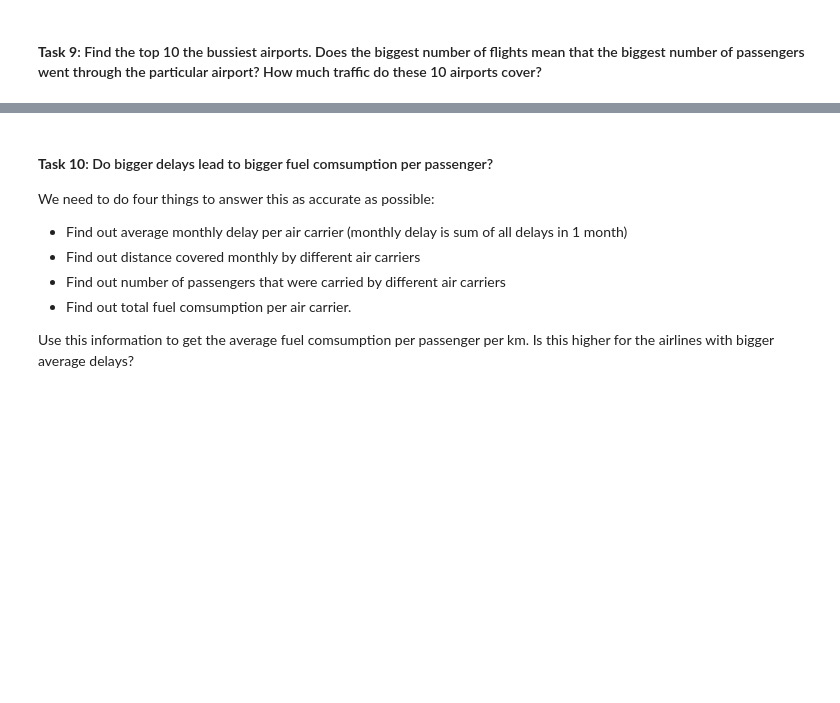
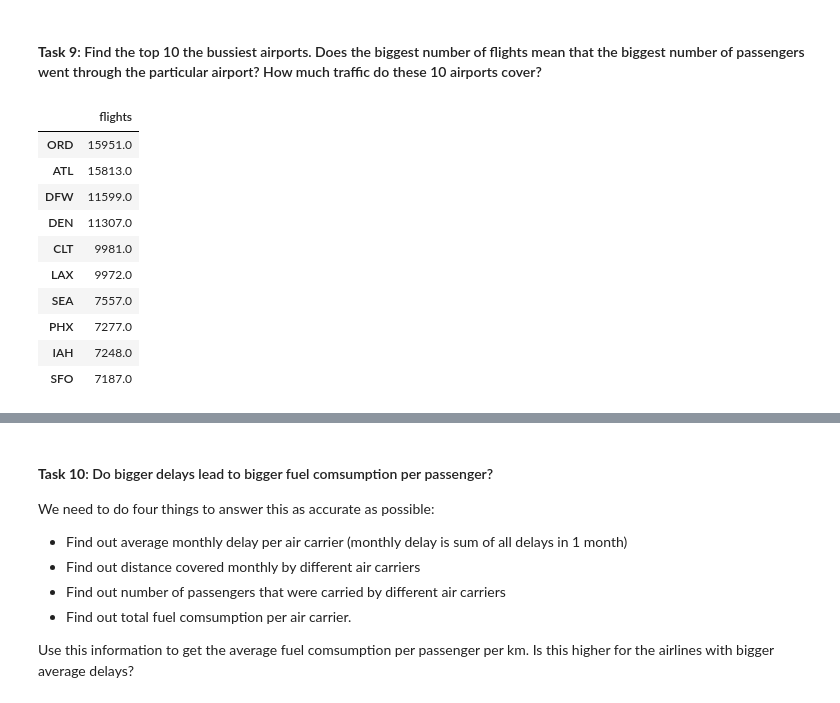
Before and after one commit to Noah2252/Lighthouse-Lab-Midterm-Project, a Jupyter notebook: gth/exploratory_analysis.ipynb, the cells around one changed output, grey strips where cells are left out. Saved outputs shown, nothing was run; the diff lists cells and outputs as text; code cells hidden in the pictures; blank space fills up the shorter version.

Commit message:
Busiest airports

```diff
--- a/gth/exploratory_analysis.ipynb
+++ b/gth/exploratory_analysis.ipynb
@@ -402,3 +402,19 @@ f"{fr_dep_delays_with_ontime_arr:.1%} of delayed departures arrived on time anyw
 #### **Task 8**: When (which hour) do most 'LONG', 'SHORT', 'MEDIUM' haul flights take off?
 # %% [markdown]
 #### **Task 9**: Find the top 10 the bussiest airports. Does the biggest number of flights mean that the biggest number of passengers went through the particular airport? How much traffic do these 10 airports cover?
+# %%
+total_flights_by_airport = inbound_traffic + outbound_traffic
+# %%
+total_flights_by_airport.sort_values(by='flights', ascending=False).head(10)
+# %% [output]
+|  | flights |
+| ORD | 15951.0 |
+| ATL | 15813.0 |
+| DFW | 11599.0 |
+| DEN | 11307.0 |
+| CLT | 9981.0 |
+| LAX | 9972.0 |
+| SEA | 7557.0 |
+| PHX | 7277.0 |
+| IAH | 7248.0 |
+| SFO | 7187.0 |
```
Also changed, not shown: parts of 5 cells of this notebook.
